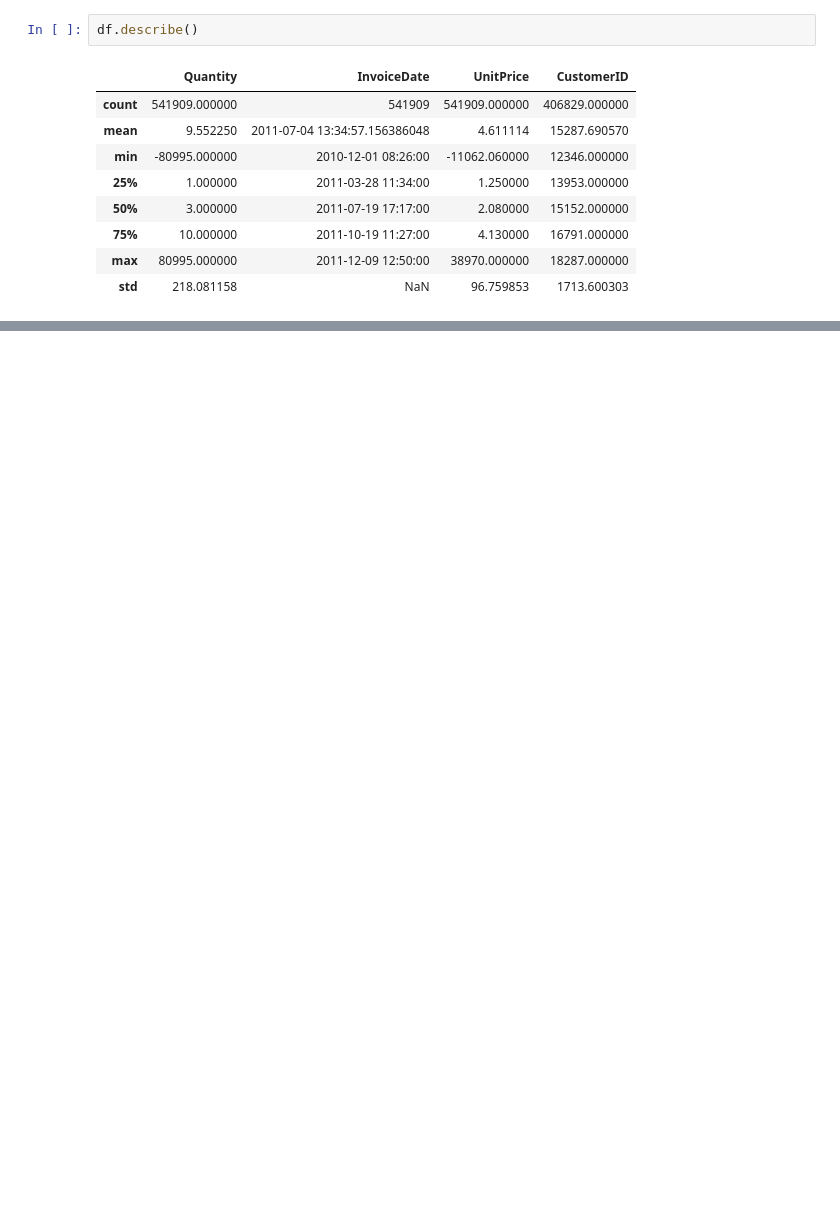
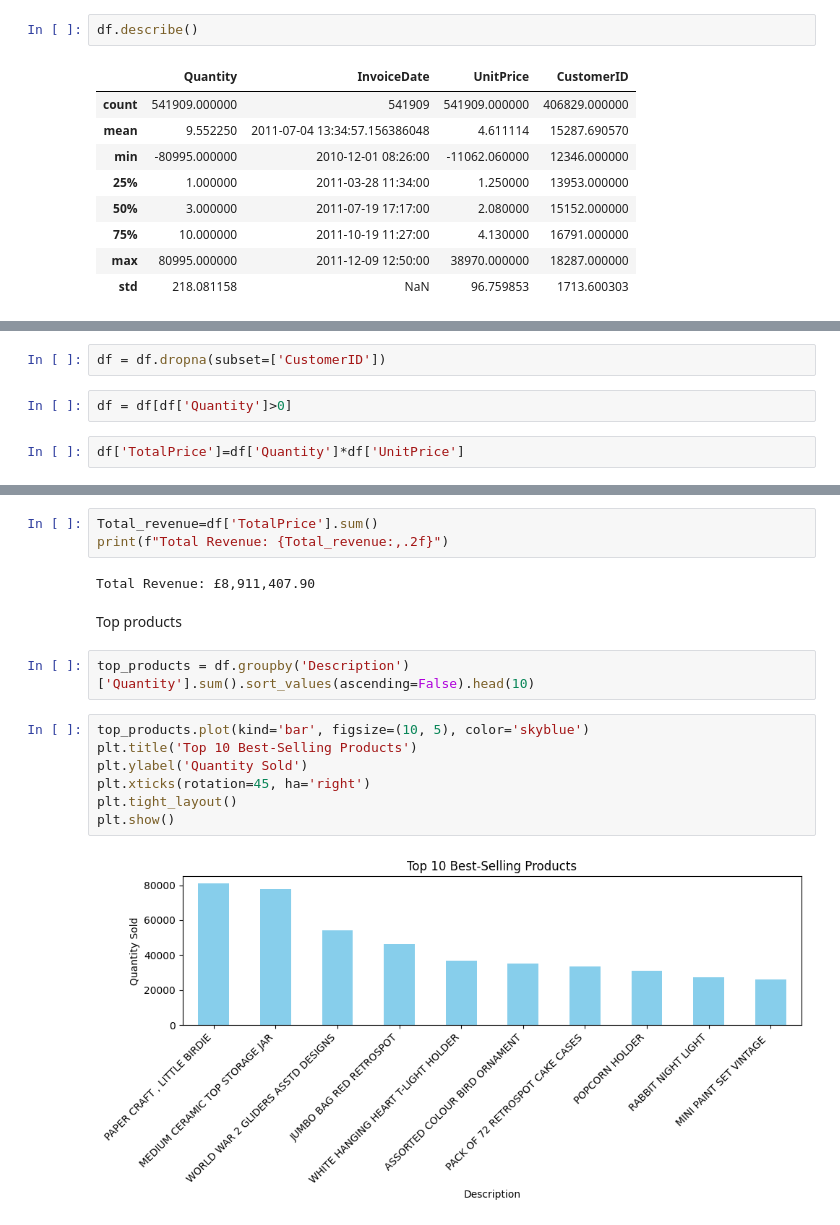
Before and after one commit to harshini-engg/ecommerce-sales-analysis, a Jupyter notebook: Ecommerce_Sales_Analysis.ipynb, the cells around one changed output, grey strips where cells are left out. Drawn from its saved outputs; the diff is of its cells as text; blank space fills up the shorter version.

Commit message:
Top products

```diff
--- a/Ecommerce_Sales_Analysis.ipynb
+++ b/Ecommerce_Sales_Analysis.ipynb
@@ -33,0 +42,6 @@ df.describe()
+# %%
+df = df.dropna(subset=['CustomerID'])
+# %%
+df = df[df['Quantity']>0]
+# %%
+df['TotalPrice']=df['Quantity']*df['UnitPrice']
@@ -33,0 +74,18 @@ df.describe()
+# %%
+Total_revenue=df['TotalPrice'].sum()
+print(f"Total Revenue: {Total_revenue:,.2f}")
+# %% [output]
+Total Revenue: £8,911,407.90
+# %% [markdown]
+Top products
+# %%
+top_products = df.groupby('Description')['Quantity'].sum().sort_values(ascending=False).head(10)
+# %%
+top_products.plot(kind='bar', figsize=(10, 5), color='skyblue')
+plt.title('Top 10 Best-Selling Products')
+plt.ylabel('Quantity Sold')
+plt.xticks(rotation=45, ha='right')
+plt.tight_layout()
+plt.show()
+# %% [output]
+[figure, added]
```
Also changed, not shown: parts of 7 cells of this notebook.
